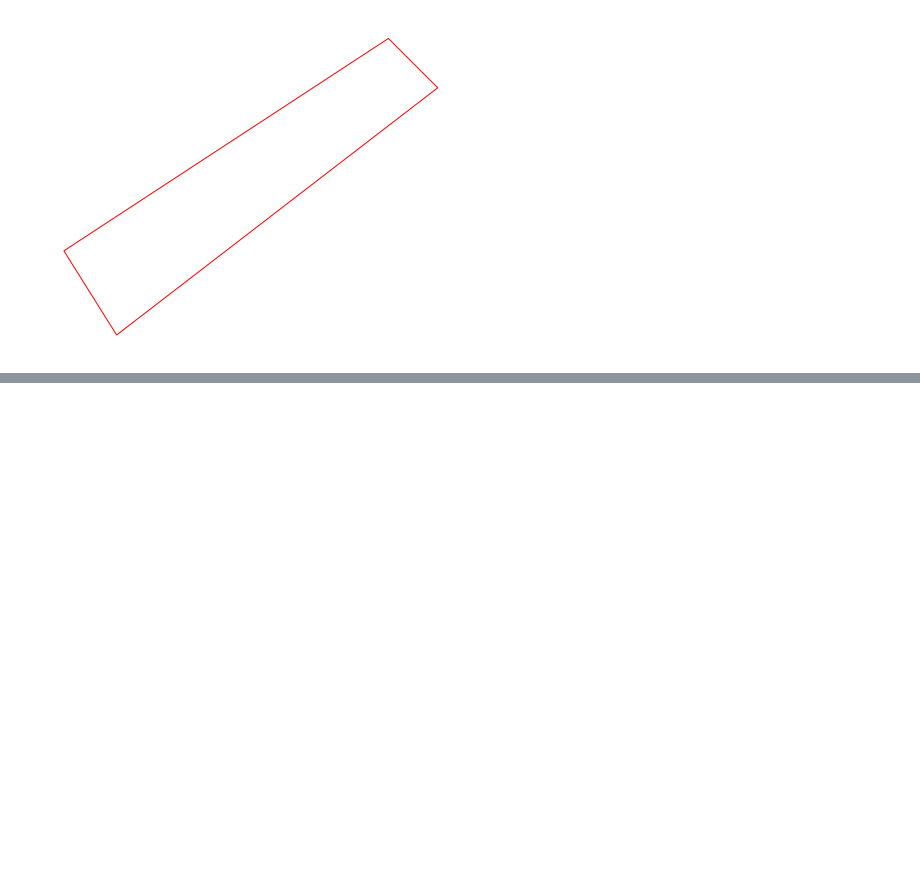
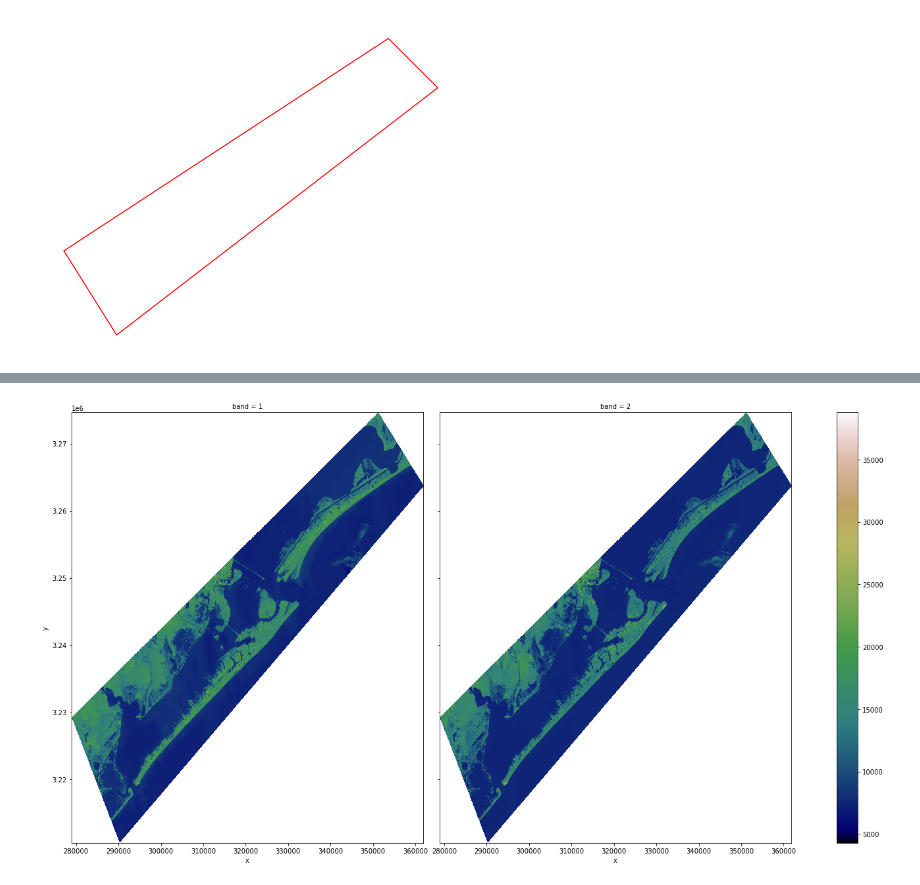
Before and after one commit to maluajai1/Spatial_thoughts, a Jupyter notebook: Change_harvey.ipynb, the cells around one changed output, grey strips where cells are left out. Cells and saved outputs as stored; diff of their text form; code cells hidden in the pictures; blank space fills up the shorter version.

Commit message:
stacked

```diff
--- a/Change_harvey.ipynb
+++ b/Change_harvey.ipynb
@@ -49,6 +74,7 @@ ax.axis('off')
 (-95.3157658688847, -94.38323033948106, 28.976792465134483, 29.621843881945885)
 [figure]
 # %%
-landsat_crs = es.crs_check(band_path[0])
-landsat_crs
-aoi_utm = aoi.to_crs(landsat_crs)
+for data in band_path:
+    landsat_crs = es.crs_check(data)
+    print(landsat_crs)
+    aoi_utm = aoi.to_crs(landsat_crs)
@@ -57,7 +83,0 @@ landsat_clip = rxr.open_rasterio(band_path[0]).rio.clip(aoi_utm.geometry, from_d
-# %%
-f, ax = plt.subplots(figsize=(10, 6))
-landsat_clip.plot.imshow(cmap="rainbow",
-                                 ax=ax)
-ax.set_axis_off()
-ax.set_title("Band 5 - Clipped To Your Study Area")
-plt.show()
@@ -73,0 +84,3 @@ def combine_tifs(tif_list):
+# %%
+landsat_pre = process_bands(band_path, crop_layer=aoi_utm, stack=True)
+landsat_pre
@@ -73,0 +127,9 @@ def combine_tifs(tif_list):
+# %%
+landsat_pre.plot.imshow(figsize=(20, 10), col="band",
+                            col_wrap=2,
+                            cmap="gist_earth")
+ax.set_axis_off()
+
+plt.show()
+# %% [output]
+[figure, added]
```
Also changed, not shown: parts of 8 cells of this notebook.
